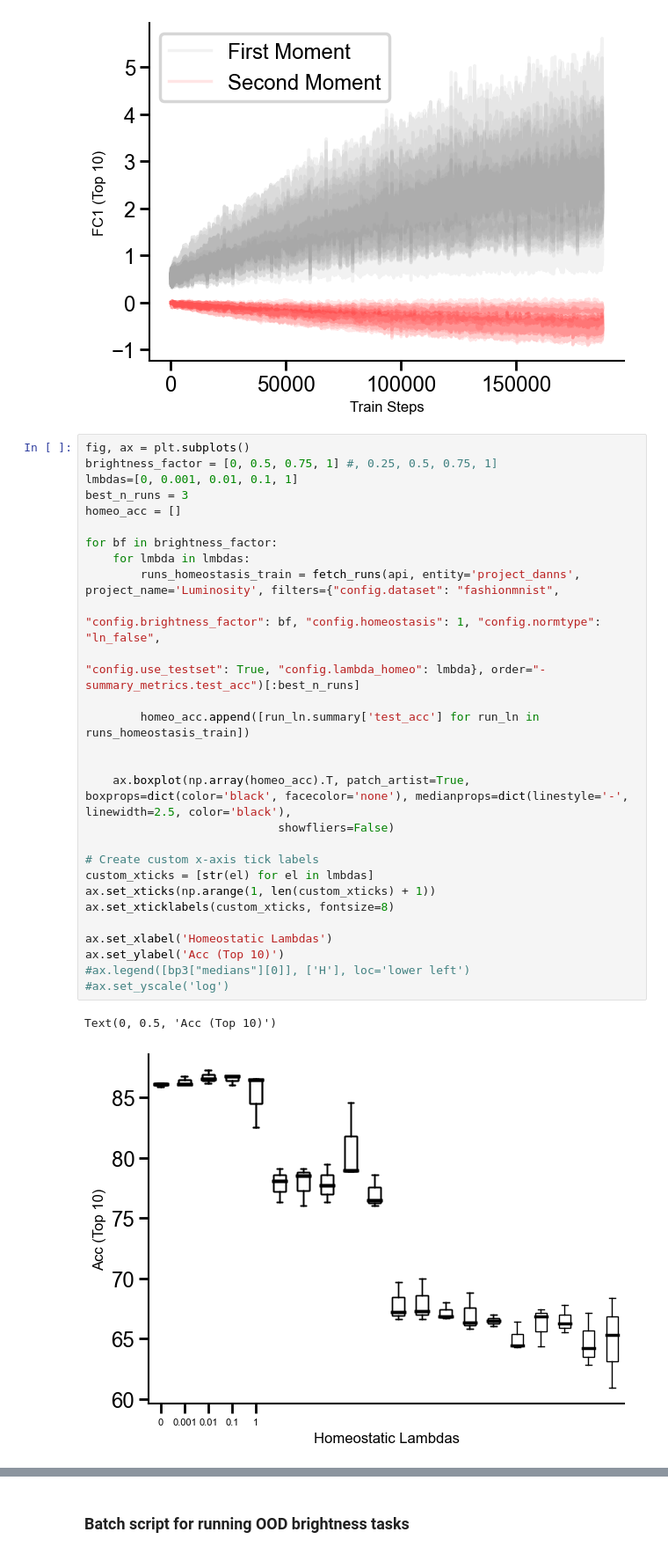
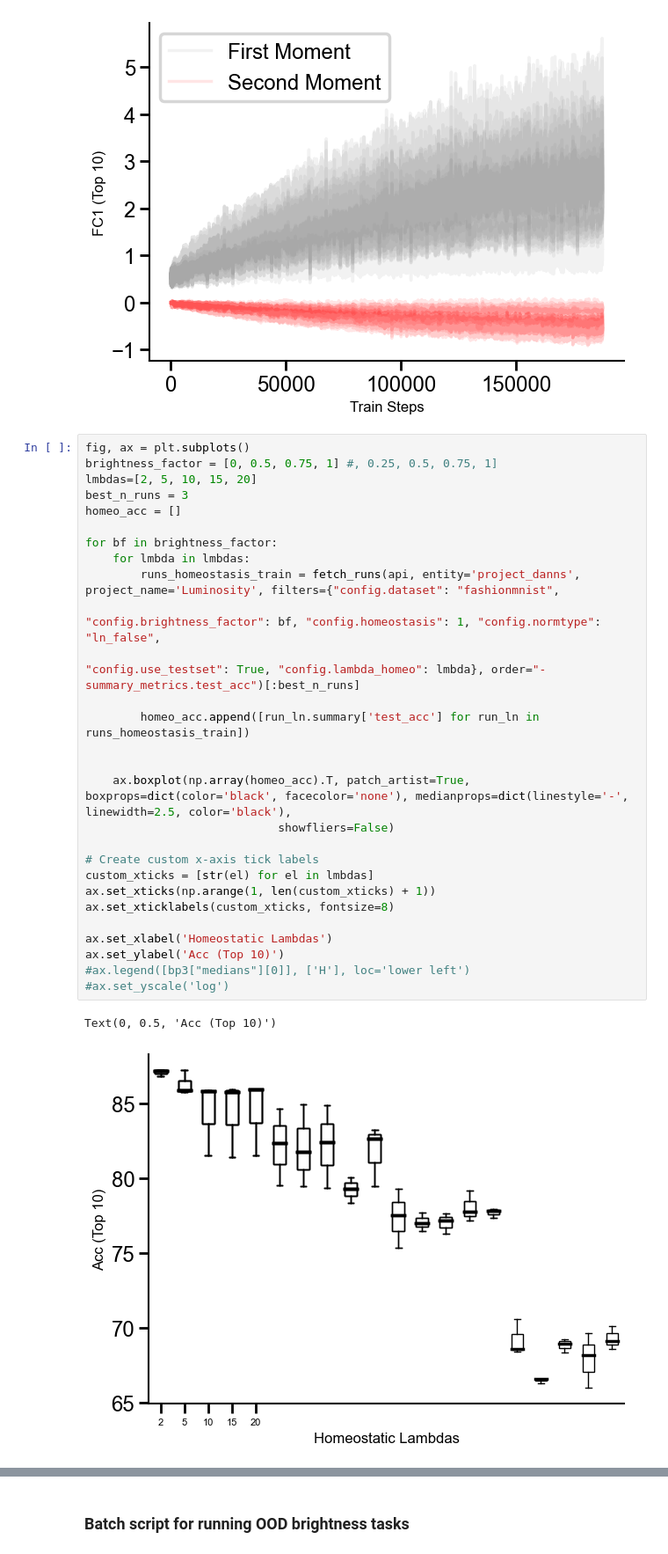
Before and after one commit to RoyHEyono/HomeostaticDANN, a Jupyter notebook: models/dense_mnist_task/notebooks/figures.ipynb, the cells around one changed output, grey strips where cells are left out. Shown at 88% size. Drawn from its saved outputs; the diff is of its cells as text.

```diff
--- a/models/dense_mnist_task/notebooks/figures.ipynb
+++ b/models/dense_mnist_task/notebooks/figures.ipynb
@@ -321,34 +321,34 @@ Text(0, 0.5, 'FC1 (Top 10)')
 # %%
 fig, ax = plt.subplots()
 brightness_factor = [0, 0.5, 0.75, 1] #, 0.25, 0.5, 0.75, 1]
-lmbdas=[0, 0.001, 0.01, 0.1, 1]
+lmbdas=[2, 5, 10, 15, 20]
 best_n_runs = 3
 homeo_acc = []
 
 for bf in brightness_factor:
     for lmbda in lmbdas:
         runs_homeostasis_train = fetch_runs(api, entity='project_danns', project_name='Luminosity', filters={"config.dataset": "fashionmnist",
                                                                     "config.brightness_factor": bf, "config.homeostasis": 1, "config.normtype": "ln_false",
                                                                     "config.use_testset": True, "config.lambda_homeo": lmbda}, order="-summary_metrics.test_acc")[:best_n_runs]
 
         homeo_acc.append([run_ln.summary['test_acc'] for run_ln in runs_homeostasis_train])
 
 
     ax.boxplot(np.array(homeo_acc).T, patch_artist=True, boxprops=dict(color='black', facecolor='none'), medianprops=dict(linestyle='-', linewidth=2.5, color='black'),
                             showfliers=False)
 
 # Create custom x-axis tick labels
 custom_xticks = [str(el) for el in lmbdas]
 ax.set_xticks(np.arange(1, len(custom_xticks) + 1))
 ax.set_xticklabels(custom_xticks, fontsize=8)
 
 ax.set_xlabel('Homeostatic Lambdas')
 ax.set_ylabel('Acc (Top 10)')
 #ax.legend([bp3["medians"][0]], ['H'], loc='lower left')
 #ax.set_yscale('log')
 # %% [output]
 Text(0, 0.5, 'Acc (Top 10)')
-[figure, old version]
+[figure, new version]
 # %%
 fig, ax = plt.subplots()
 brightness_factor = [0, 0.5, 0.75, 1] #, 0.25, 0.5, 0.75, 1]
```
Also changed, not shown: parts of 3 cells of this notebook, 5 other files.
